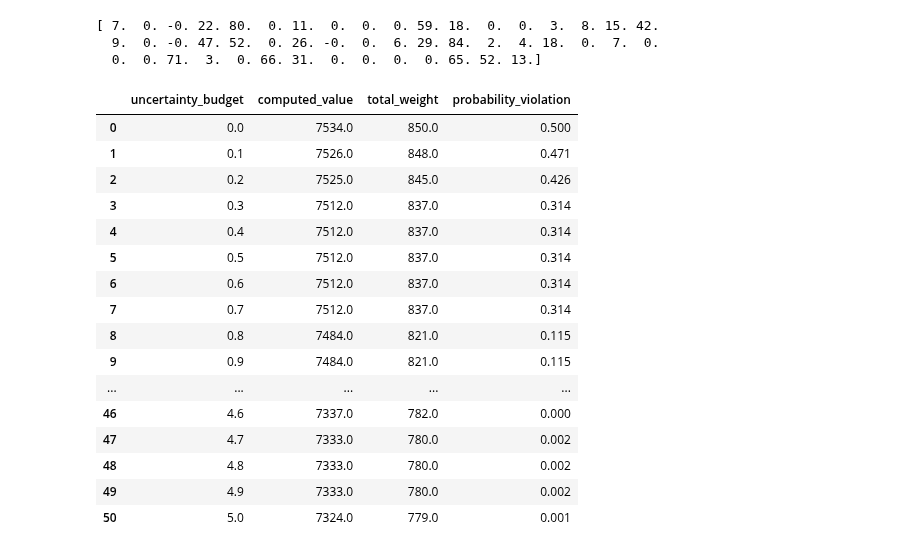
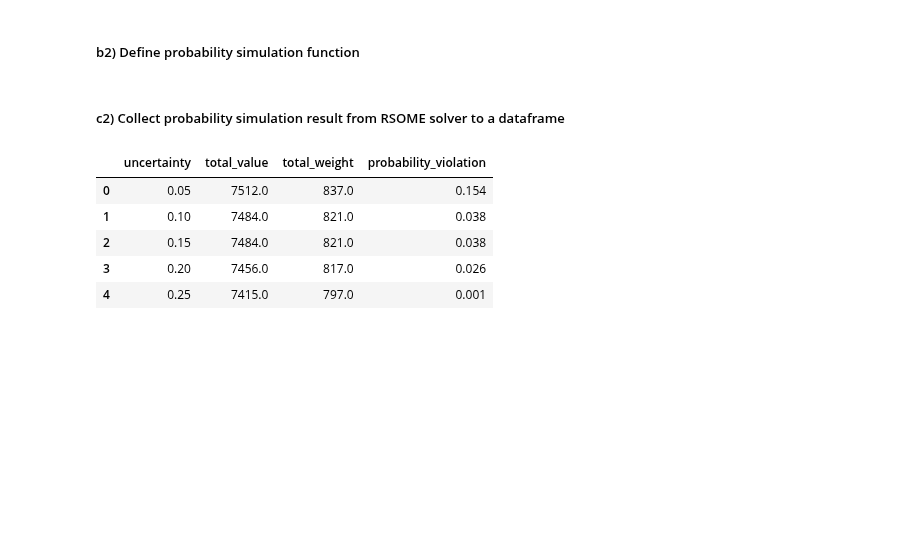
Before and after one commit to novialistiyani/ro-tutorial, a Jupyter notebook: ro_tutorial.ipynb, the cells around one changed output. Saved outputs shown, nothing was run; the diff lists cells and outputs as text; code cells hidden in the pictures; blank space fills up the shorter version.

```diff
--- a/ro_tutorial.ipynb
+++ b/ro_tutorial.ipynb
@@ -242,9 +279,11 @@ from rsome import ro
 from rsome import ort_solver as ort
 import rsome as rso
 # %%
-N = len(values)
 capacities_ro = capacities[0]
-
 values_ro = np.array(values)
 weights_ro = np.array(weights[0])
 delta_ro = 0.2 * weights_ro
+
+# for probability simulation later
+step = 0.05
+rs = np.arange(0.05, 1.0 + step, step)
@@ -269,12 +317,0 @@ def robust(r):
-# %%
-def sim(x_sol, zs):
-    """
-    The function sim is for calculating the probability of violation
-    via simulations.
-        x_sol: solution of the Knapsack problem
-        zs: random sample of the random variable z
-    """
-
-    weights_sample_ro = weights_ro + zs*delta   # random samples of uncertain weights
-
-    return (weights_sample_ro @ x_sol > capacities_ro).mean()
@@ -281,41 +394,27 @@ def sim(x_sol, zs):
+# %% [markdown]
+##### b2) Define probability simulation function
+# %%
+def sim(x_sol, zs):
+
+    weights_sample = (weights + zs*delta).astype('int')
+
+    return (weights_sample @ x_sol > capacities).mean()
+# %% [markdown]
+##### c2) Collect probability simulation result from RSOME solver to a dataframe
 # %%
-step = 0.1
-rs = np.arange(0, 5+step, step)
-
-"""Robust optimization"""
-outputs_rb = [robust(r) for r in rs]
-computed_value_ro = [output[0] for output in outputs_rb]
-total_weight_ro = [(output[1] * weights_ro).sum() for output in outputs_rb]
-prob_violation_ro = [sim(output[1], zs) for output in outputs_rb]
+outputs_rb = [rsome_solver(values_ro, weights_ro, capacities_ro, r, is_detail=True) for r in rs]
+total_value_prob_rsome = [output[0] for output in outputs_rb]
+total_weight_prob_rsome = [output[1] for output in outputs_rb]
+total_packed_weight_prob_rsome = [output[2] for output in outputs_rb]
+prob_violation_prob_rsome = [sim(np.where(np.array(output[2]) > 0, 1, 0), zs) for output in outputs_rb]
-# %%
-# compare result with no uncertainty budget (should be similar to previous approach)
-# packed_weights from previous approach - only the one considered as part of solution:
-# [7, 0, 22, 80, 11, 59, 18, 0, 3, 8, 15, 42, 9, 0, 47, 52, 26, 6, 29, 84, 2, 4, 18, 7, 71, 3, 66, 31, 0, 65, 52, 13]
-
-print(outputs_rb[0][1] * weights_ro)
-# %% [output]
-[ 7.  0. -0. 22. 80.  0. 11.  0.  0.  0. 59. 18.  0.  0.  3.  8. 15. 42.
-  9.  0. -0. 47. 52.  0. 26. -0.  0.  6. 29. 84.  2.  4. 18.  0.  7.  0.
-  0.  0. 71.  3.  0. 66. 31.  0.  0.  0.  0. 65. 52. 13.]
 # %%
-df_ro = pd.DataFrame(list(zip(rs, computed_value_ro, total_weight_ro, prob_violation_ro)),
-                     columns =['uncertainty_budget', 'computed_value', 'total_weight', 'probability_violation'])
-df_ro
+df_sim_prob_rsome = pd.DataFrame(list(zip(rs, total_value_prob_rsome, total_weight_prob_rsome, prob_violation_prob_rsome)),
+                     columns =['uncertainty', 'total_value', 'total_weight', 'probability_violation'])
+df_sim_prob_rsome.head()
 # %% [output]
-|  | uncertainty_budget | computed_value | total_weight | probability_violation |
-| 0 | 0.0 | 7534.0 | 850.0 | 0.500 |
-| 1 | 0.1 | 7526.0 | 848.0 | 0.471 |
-| 2 | 0.2 | 7525.0 | 845.0 | 0.426 |
-| 3 | 0.3 | 7512.0 | 837.0 | 0.314 |
-| 4 | 0.4 | 7512.0 | 837.0 | 0.314 |
-| 5 | 0.5 | 7512.0 | 837.0 | 0.314 |
-| 6 | 0.6 | 7512.0 | 837.0 | 0.314 |
-| 7 | 0.7 | 7512.0 | 837.0 | 0.314 |
-| 8 | 0.8 | 7484.0 | 821.0 | 0.115 |
-| 9 | 0.9 | 7484.0 | 821.0 | 0.115 |
-| ... | ... | ... | ... | ... |
-| 46 | 4.6 | 7337.0 | 782.0 | 0.000 |
-| 47 | 4.7 | 7333.0 | 780.0 | 0.002 |
-| 48 | 4.8 | 7333.0 | 780.0 | 0.002 |
-| 49 | 4.9 | 7333.0 | 780.0 | 0.002 |
-| 50 | 5.0 | 7324.0 | 779.0 | 0.001 |
+|  | uncertainty | total_value | total_weight | probability_violation |
+| 0 | 0.05 | 7512.0 | 837.0 | 0.154 |
+| 1 | 0.10 | 7484.0 | 821.0 | 0.038 |
+| 2 | 0.15 | 7484.0 | 821.0 | 0.038 |
+| 3 | 0.20 | 7456.0 | 817.0 | 0.026 |
+| 4 | 0.25 | 7415.0 | 797.0 | 0.001 |
```
Also changed, not shown: parts of 58 cells of this notebook, 1 other file.
